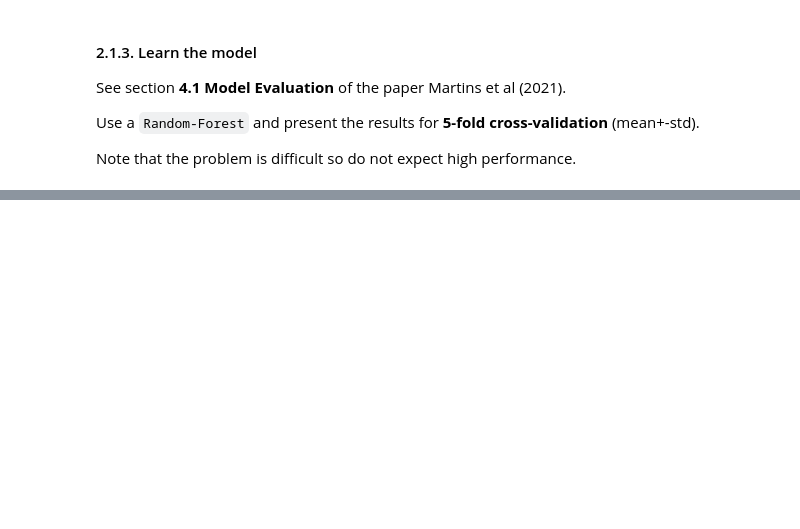
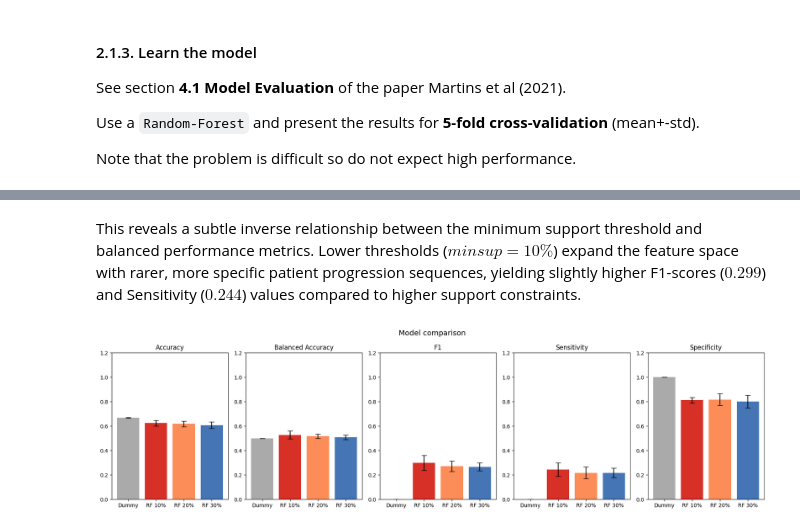
Before and after one commit to skwarma/Data-Mining-Project-2, a Jupyter notebook: PD_202526_Project2.ipynb, the cells around one changed output, grey strips where cells are left out. Cells and saved outputs as stored; diff of their text form; code cells hidden in the pictures; blank space fills up the shorter version.

```diff
--- a/PD_202526_Project2.ipynb
+++ b/PD_202526_Project2.ipynb
@@ -634,0 +904,20 @@ Write text in cells like this
+# %%
+all_results = {}
+
+for minsup in sorted(datasets.keys()):
+    X = datasets[minsup]['X']
+    y = datasets[minsup]['y']
+
+    rf = RandomForestClassifier(
+        n_estimators=100,
+        random_state=42,
+        n_jobs=-1
+    )
+
+    res = cross_validate(rf, X, y, cv=cv, scoring=scoring)
+    all_results[minsup] = res
+
+    print(f"\n minsup {minsup}%")
+    for k in scoring.keys():
+        vals = res[f'test_{k}']
+        print(k, ":", round(np.mean(vals), 3), "±", round(np.std(vals), 3))
@@ -634,0 +969,51 @@ Write text in cells like this
+# %% [markdown]
+This reveals a subtle inverse relationship between the minimum support threshold and balanced performance metrics. Lower thresholds ($minsup=10\%$) expand the feature space with rarer, more specific patient progression sequences, yielding slightly higher F1-scores ($0.299$) and Sensitivity ($0.244$) values compared to higher support constraints.
+# %%
+thresholds = sorted(all_results.keys())
+
+metric_keys = [
+    'test_accuracy',
+    'test_balanced_accuracy',
+    'test_f1',
+    'test_sensitivity',
+    'test_specificity'
+]
+
+metric_titles = [
+    'Accuracy',
+    'Balanced Accuracy',
+    'F1',
+    'Sensitivity',
+    'Specificity'
+]
+
+x_labels = ['Dummy'] + [f'RF {t}%' for t in thresholds]
+x_pos = np.arange(len(x_labels))
+
+colors_rf = ['#d73027', '#fc8d59', '#4575b4']
+color_dummy = '#aaaaaa'
+
+fig, axes = plt.subplots(1, len(metric_keys), figsize=(18, 5))
+fig.suptitle('Model comparison', fontsize=14)
+
+for ax, key, title in zip(axes, metric_keys, metric_titles):
+
+    means = [np.mean(dummy_res[key])] + [np.mean(all_results[t][key]) for t in thresholds]
+    stds  = [np.std(dummy_res[key])] + [np.std(all_results[t][key]) for t in thresholds]
+
+    ax.bar(
+        x_pos, means,
+        yerr=stds,
+        capsize=5,
+        color=[color_dummy] + colors_rf[:len(thresholds)]
+    )
+
+    ax.set_title(title)
+    ax.set_xticks(x_pos)
+    ax.set_xticklabels(x_labels)
+    ax.set_ylim(0, 1.2)
+
+plt.tight_layout()
+plt.show()
+# %% [output]
+[figure, added]
```
Also changed, not shown: parts of 33 cells of this notebook, 4 other files.
